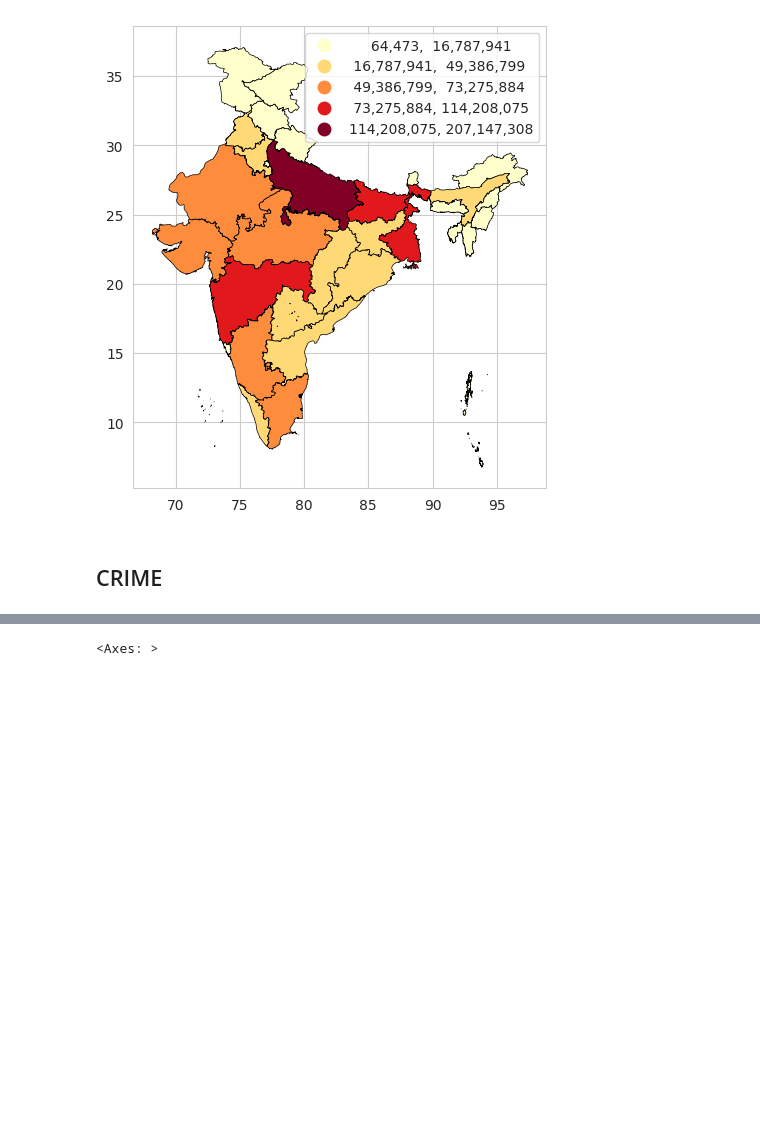
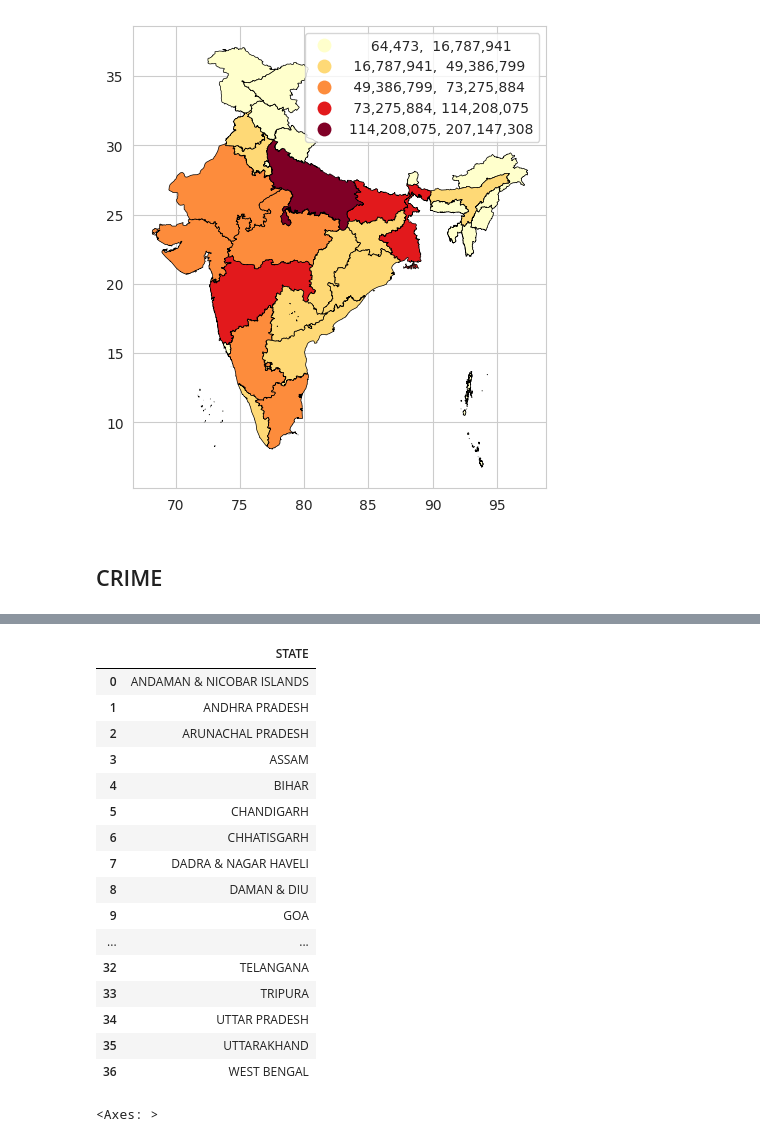
Before and after one commit to Dhairya890/GIS-SEM1, a Jupyter notebook: ps2.ipynb, the cells around one changed output, grey strips where cells are left out. Drawn from its saved outputs; the diff is of its cells as text; code cells hidden in the pictures; blank space fills up the shorter version.

```diff
--- a/ps2.ipynb
+++ b/ps2.ipynb
@@ -127,3 +185,23 @@ crime["best_match"] = crime["STATE"].map(lambda x: process.extractOne(x,states["
+# %%
+states[['STATE']]
+# %% [output]
+|  | STATE |
+| 0 | ANDAMAN & NICOBAR ISLANDS |
+| 1 | ANDHRA PRADESH |
+| 2 | ARUNACHAL PRADESH |
+| 3 | ASSAM |
+| 4 | BIHAR |
+| 5 | CHANDIGARH |
+| 6 | CHHATISGARH |
+| 7 | DADRA & NAGAR HAVELI |
+| 8 | DAMAN & DIU |
+| 9 | GOA |
+| ... | ... |
+| 32 | TELANGANA |
+| 33 | TRIPURA |
+| 34 | UTTAR PRADESH |
+| 35 | UTTARAKHAND |
+| 36 | WEST BENGAL |
 # %%
 crime_pop = pd.merge(states, crime,left_on='STATE', right_on='best_match',how='outer',indicator=True)
 # %%
```
Also changed, not shown: parts of 8 cells of this notebook.
